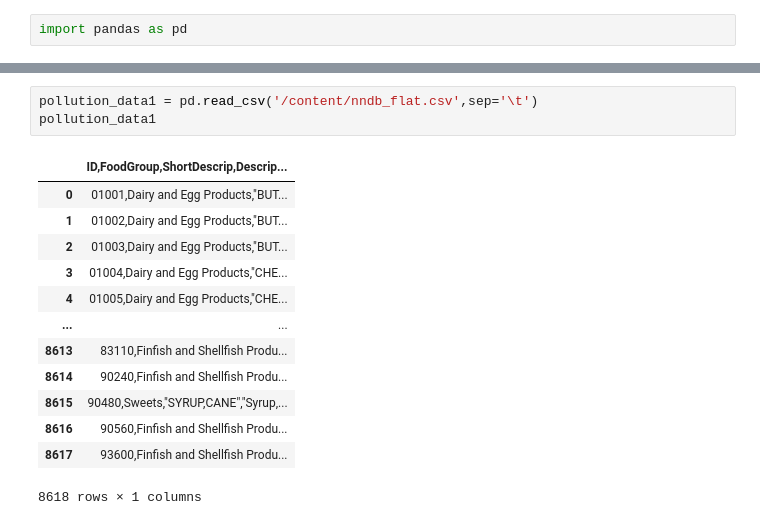
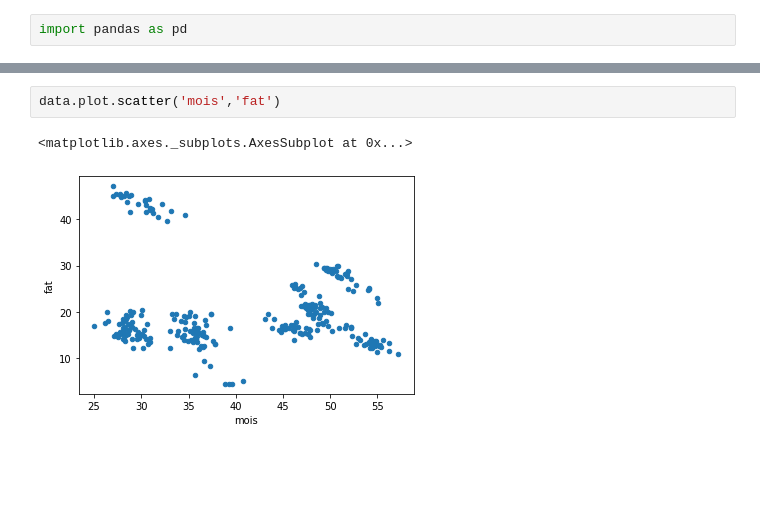
Before and after one commit to kittikhun62/Multivariate, a Jupyter notebook: Exam01.ipynb, the cells around one changed output, grey strips where cells are left out. Saved outputs shown, nothing was run; the diff lists cells and outputs as text; blank space fills up the shorter version.

```diff
--- a/Exam01.ipynb
+++ b/Exam01.ipynb
@@ -22,17 +22,5 @@ pollution_data
-# %%
-pollution_data1 = pd.read_csv('/content/nndb_flat.csv',sep='\t')
-pollution_data1
-# %% [output]
-|  | ID,FoodGroup,ShortDescrip,Descrip... |
-| 0 | 01001,Dairy and Egg Products,"BUT... |
-| 1 | 01002,Dairy and Egg Products,"BUT... |
-| 2 | 01003,Dairy and Egg Products,"BUT... |
-| 3 | 01004,Dairy and Egg Products,"CHE... |
-| 4 | 01005,Dairy and Egg Products,"CHE... |
-| ... | ... |
-| 8613 | 83110,Finfish and Shellfish Produ... |
-| 8614 | 90240,Finfish and Shellfish Produ... |
-| 8615 | 90480,Sweets,"SYRUP,CANE","Syrup,... |
-| 8616 | 90560,Finfish and Shellfish Produ... |
-| 8617 | 93600,Finfish and Shellfish Produ... |
-8618 rows × 1 columns
+# %%
+data.plot.scatter('mois','fat')
+# %% [output]
+<matplotlib.axes._subplots.AxesSubplot at 0x...>
+[figure, added]
```
Also changed, not shown: parts of 4 cells of this notebook.
